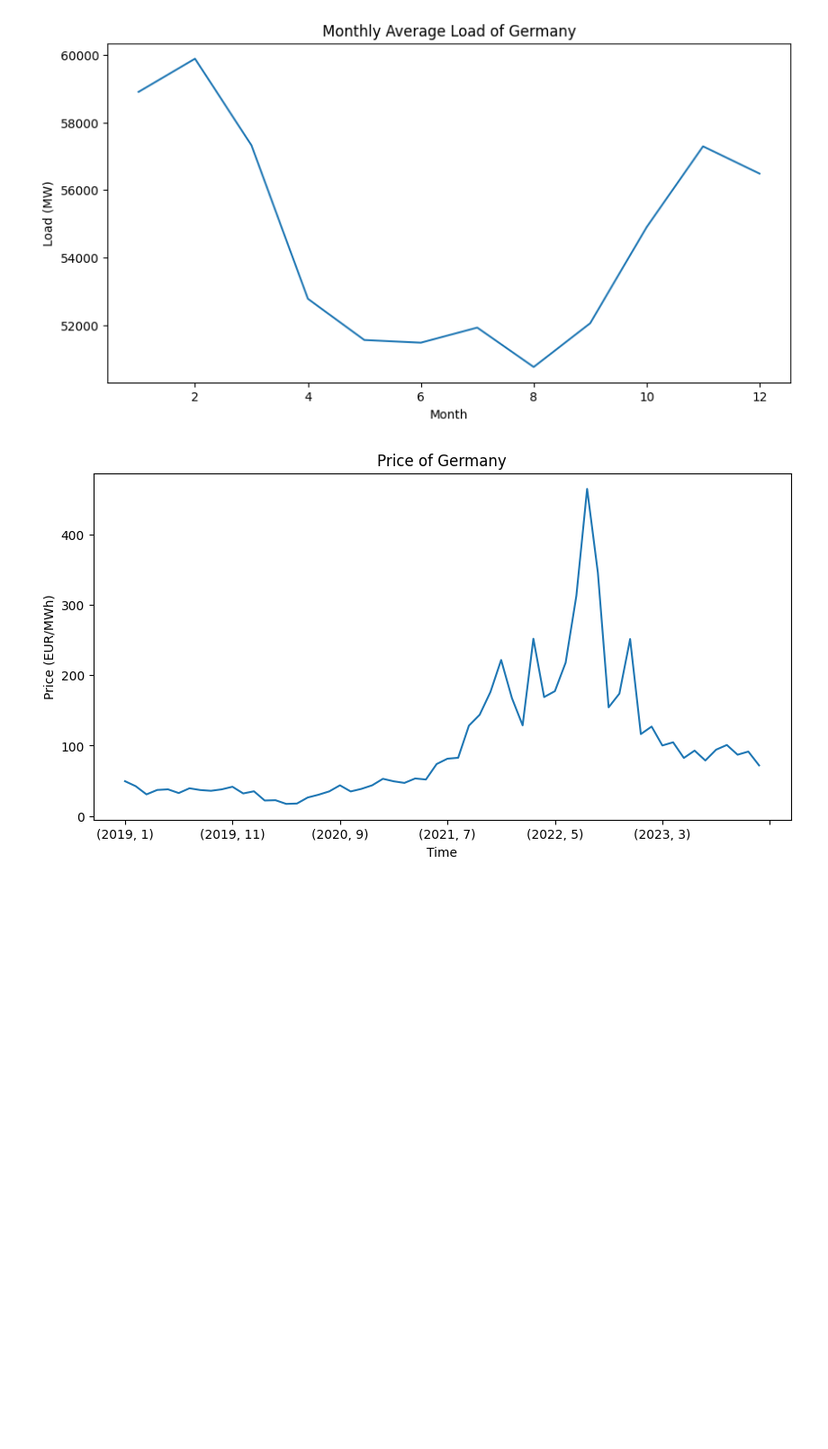
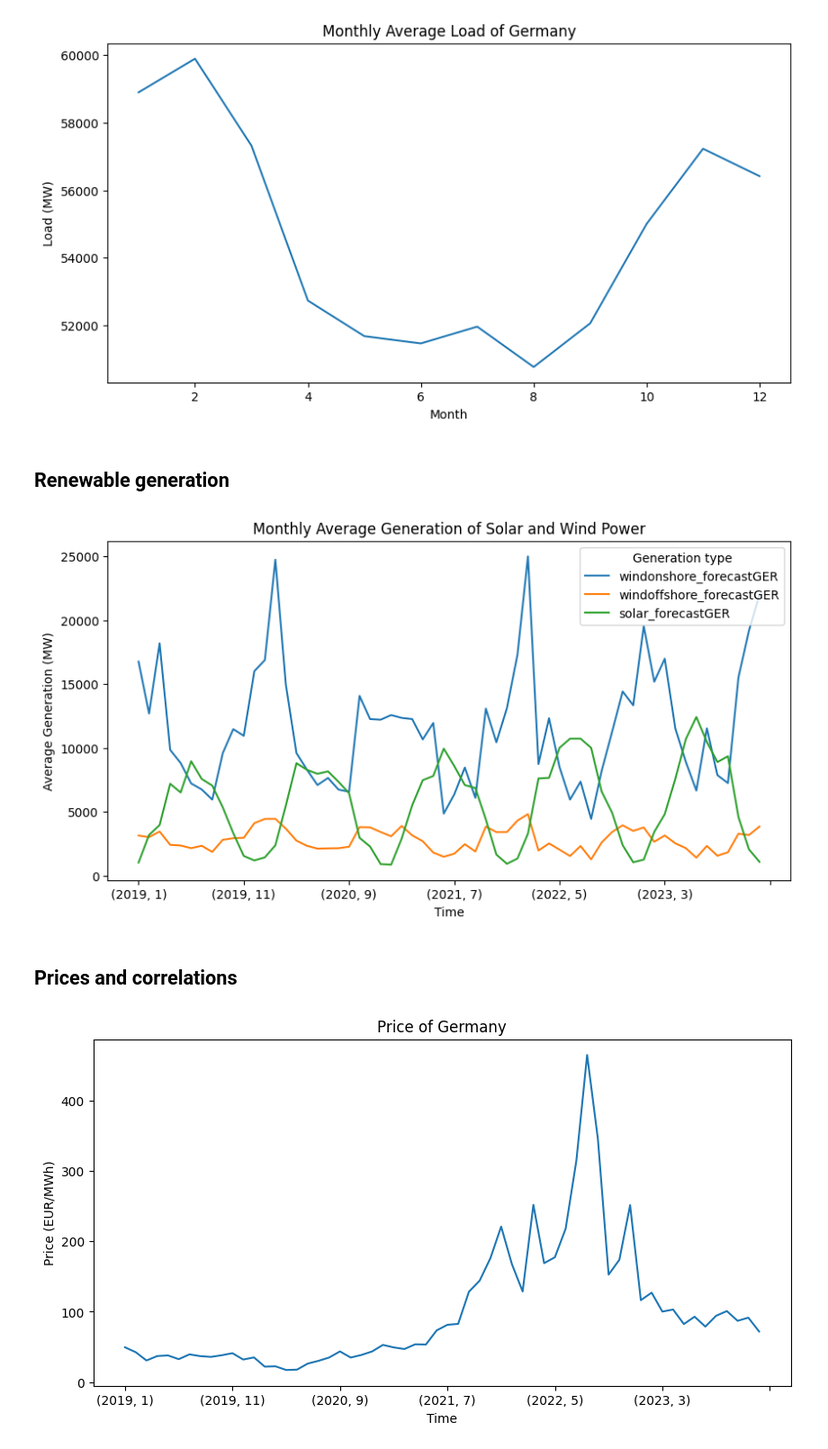
Before and after one commit to Linkschris/AdvancedBA, a Jupyter notebook: final_project/submission_notebook.ipynb, the cells around one changed output. Shown at 90% size. Cells and saved outputs as stored; diff of their text form; code cells hidden in the pictures; blank space fills up the shorter version.

```diff
--- a/final_project/submission_notebook.ipynb
+++ b/final_project/submission_notebook.ipynb
@@ -7,17 +9,24 @@ import seaborn as sns
 load = pd.read_csv('../Data/load.csv')
 prices = pd.read_csv('../Data/prices.csv')
 res_gen = pd.read_csv('../Data/res_gen.csv')
-residual_generation = pd.read_csv('../Data/residual_generation.csv')
+#residual_generation = pd.read_csv('../Data/residual_generation.csv')
 industrial_demand = pd.read_csv('../Data/industrial_demand.csv')
 
 #merge them all on date
 data = pd.merge(load, prices, on='date')
 data = pd.merge(data, res_gen, on='date')
-data = pd.merge(data, residual_generation, on='date')
+#data = pd.merge(data, residual_generation, on='date')
 data = pd.merge(data, industrial_demand, on='date')
 
 #drop price_FRA
 data = data.drop(columns=['price_FRA'])
+help_data = pd.DataFrame()
+help_data['date'] = pd.to_datetime(data['date'], format='%Y-%m-%d %H:%M:%S')
+
+#drop all columns without GER in the name
+data = data[data.columns[data.columns.str.contains('GER')]]
+data['date'] = help_data['date']
+
 
 data['date'] = pd.to_datetime(data['date'], format='%Y-%m-%d %H:%M:%S')
 data['year'] = data['date'].dt.year
@@ -83,6 +94,23 @@ ax.set_ylabel('Load (MW)')
 plt.show()
 # %% [output]
 [figure]
+# %% [markdown]
+## Renewable generation
+# %%
+#plot the monthly average load
+fig, ax = plt.subplots(figsize=(10, 5))
+yearly_monthly_data['windonshore_forecastGER'].plot(ax=ax)
+yearly_monthly_data['windoffshore_forecastGER'].plot(ax=ax)
+yearly_monthly_data['solar_forecastGER'].plot(ax=ax)
+ax.set_title('Monthly Average Generation of Solar and Wind Power')
+ax.set_xlabel('Time')
+ax.set_ylabel('Average Generation (MW)')
+plt.legend(title='Generation type')
+plt.show()
+# %% [output]
+[figure, added]
+# %% [markdown]
+## Prices and correlations
 # %%
 # plot prices
 fig, ax = plt.subplots(figsize=(10, 5))
```
Also changed, not shown: parts of 12 cells of this notebook, 2 other files.
